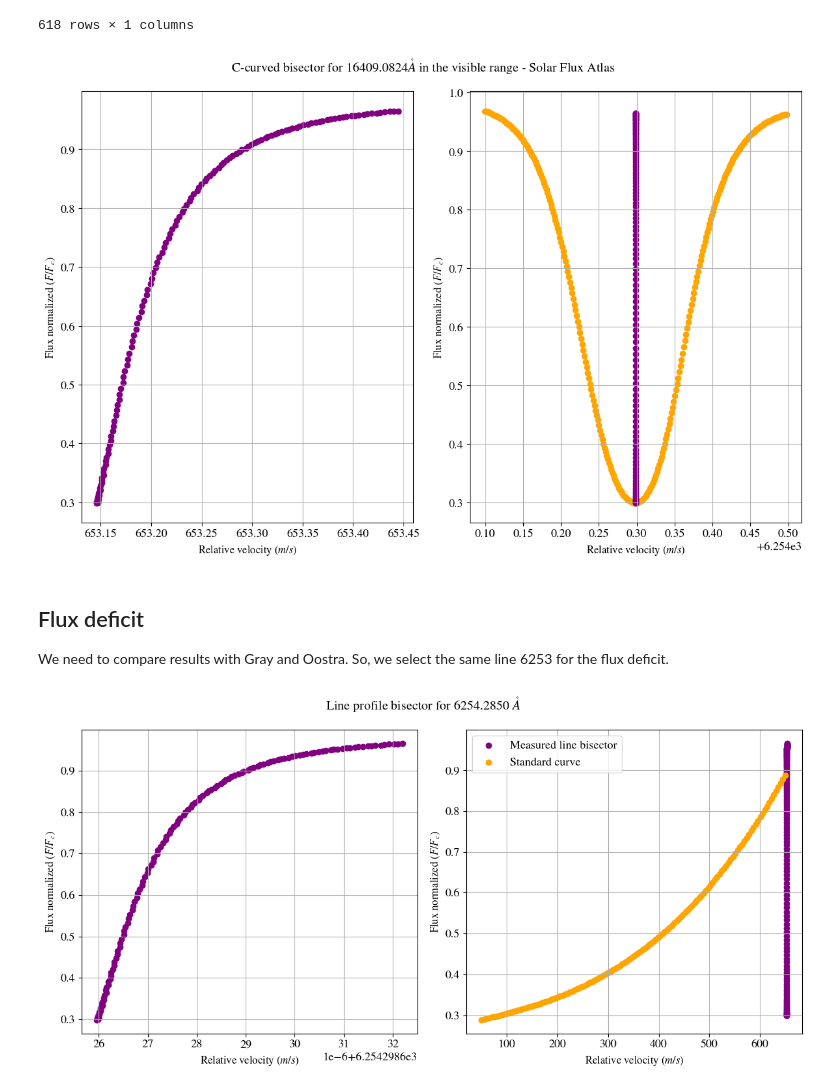
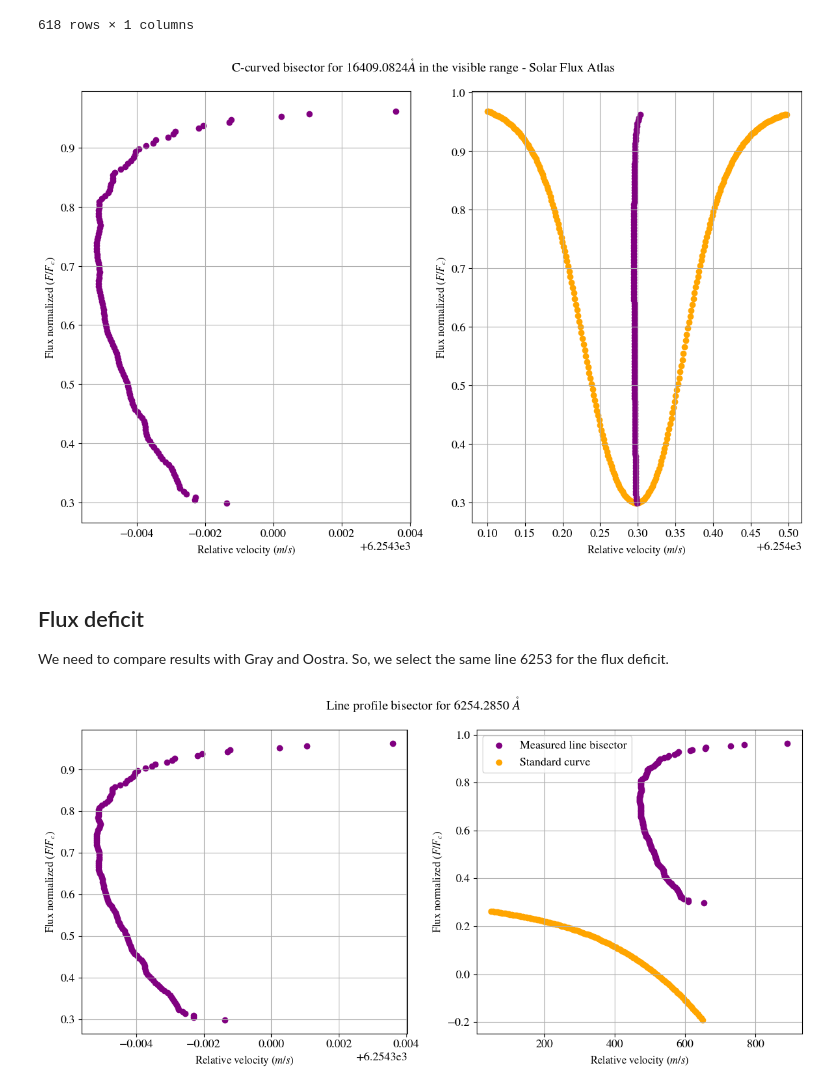
Before and after one commit to ccuellarn/Measurement-and-Characterization-of-Granulation-Patterns-in-the-IAG-Solar-Flux-Spectrum, a Jupyter notebook: Project/Characterization/Second signature/Flux deficit.ipynb, the cells around one changed output. Saved outputs shown, nothing was run; the diff lists cells and outputs as text; code cells hidden in the pictures.

Commit message:
Fixed flux deficit

```diff
--- a/Project/Characterization/Second signature/Flux deficit.ipynb
+++ b/Project/Characterization/Second signature/Flux deficit.ipynb
@@ -130,12 +131,27 @@ def Calculate_bisectors(local_points_bis):
 
         new.columns=['L flux', 'L wave','R flux','R wave']
 
+        #Take the values for same flux interpolating the points, the dataframe doesnt count 0.3345 and 0.3344 as the same
+        flux_left = interp1d(new['L flux'], new['L wave'], bounds_error=False, fill_value='extrapolate')
+        flux_right = interp1d(new['R flux'], new['R wave'], bounds_error=False, fill_value='extrapolate')
+
+        #For a reference we use the mean of fluxes on each side around the minimum
+        common = np.linspace(max(new['L flux'].min(), new['R flux'].min()),min(new['L flux'].max(), new['R flux'].max()),len(new))
+
+        #Take the wavelength data
+        wave_left = flux_left(common)
+        wave_right = flux_right(common)
+#
+        #The condition is take the same interpolating points
+        wave_left = wave_left[(wave_left == wave_left) & (wave_right == wave_right)]
+        wave_right = wave_right[(wave_left == wave_left) & (wave_right == wave_right)]
+        common = common[(wave_left == wave_left) & (wave_right == wave_right)]
+
         #The logic is take the midpoint between wavelength at mean fluxes
-        distance = (new['R wave'] - new['L wave'])/2 + new['L wave']
-        velocity = ((distance/closer_lines['Fe line'].iloc[j]) -1)*const.c #Express it in velocity
-        flux = (new['R flux'] - new['L flux'])/2 + new['L flux']
+        distance = (wave_right - wave_left) / 2 + wave_left
+        velocity = ((distance / closer_lines['Fe line'].iloc[j]) - 1)*const.c #Express it in velocity
 
-        bisectors.append(pd.DataFrame({'Velocity': velocity,'Distance': distance,'Flux': flux}).reset_index(drop=True))
+        bisectors.append(pd.DataFrame({'Velocity': velocity,'Distance': distance,'Flux': common}).reset_index(drop=True))
 
     return bisectors
 bisectors = Calculate_bisectors(local_points_bis)
@@ -149,7 +165,7 @@ ax2 = axis1[1]
 fig1.suptitle(r'C-curved bisector for $16409.0824 \mathring{A}$ in the visible range - Solar Flux Atlas')
 
 
-ax1.scatter(bisectors[j]['Velocity'],bisectors[j]['Flux'],color='purple')
+ax1.scatter(bisectors[j]['Distance'],bisectors[j]['Flux'],color='purple')
 ax2.scatter(local_points_bis[j]['Wave A'],local_points_bis[j]['nFlux'],color= 'orange')
 ax2.scatter(bisectors[j]['Distance'],bisectors[j]['Flux'],color= 'purple')
 
@@ -169,7 +185,7 @@ fig1.tight_layout()
 
 # fig1.savefig('C_bisector_individual.pdf')
 # %% [output]
-[figure, old version]
+[figure, new version]
 # %% [markdown]
 ## Flux deficit
 
@@ -182,7 +198,7 @@ line_index = closer_lines[closer_lines['Fe line']  == 6254.2850].index[0]
 data = bisectors[line_index]
 
 #Parameters from the third signature characterization (Standard curves)
-parameters_green = np.array([ 0.2758,0.2521e-3, 0.1731e-6, 0.1364e-8])
+parameters_green = np.array([ 0.2758,-0.2521e-3, 0.1731e-6,-0.1364e-8])
 #For a difference between curves we need the same length, remember thats need to be shifted 633m/s
 vel_standard = np.linspace(50,650,len(data['Velocity']))
 
@@ -194,33 +210,33 @@ Vel_deficit = data['Velocity'] - vel_standard
 
 Deficit = pd.DataFrame({'Flux':Flux_deficit,'Velocity':Vel_deficit })
 # %%
-fig2, axis1 = plt.subplots(1,2, figsize = (12,6))
+fig2, axis1 = plt.subplots(1,2, figsize = (12,7))
 ax1 = axis1[0]
 ax2 = axis1[1]
 
 fig2.suptitle(r'Line profile bisector for 6254.2850 $\mathring{A}$')
 
 ax1.scatter(data['Distance'],data['Flux'],color= 'purple',label='Line profile bisector')
 
 ax2.scatter(data['Velocity'],data['Flux'],color= 'purple', label='Measured line bisector')
 ax2.scatter(vel_standard,flux_standard,color= 'orange',label='Standard curve')
 
 ax1.grid()
 ax1.set_xlabel(r'Relative velocity $(m/s)$')
 ax1.set_ylabel(r'Flux normalized $(F/F_{c})$')
 ax1.tick_params(axis='both',labelsize=13)
 
 ax2.grid()
 ax2.set_xlabel(r'Relative velocity $(m/s)$')
 ax2.set_ylabel(r'Flux normalized $(F/F_{c})$')
 ax2.legend()
 ax2.tick_params(axis='both',labelsize=13)
 
 fig2.tight_layout()
 
 # fig2.savefig('Flux deficit.pdf')
 # %% [output]
-[figure, old version]
+[figure, new version]
 # %%
 #Point out the mean, maximum, HWM of velocity to the percentil from the line core
 maximum_deficit = Deficit[Deficit['Flux'] == max(Deficit['Flux'])]
```
Also changed, not shown: parts of 3 cells of this notebook, 1 other file.
